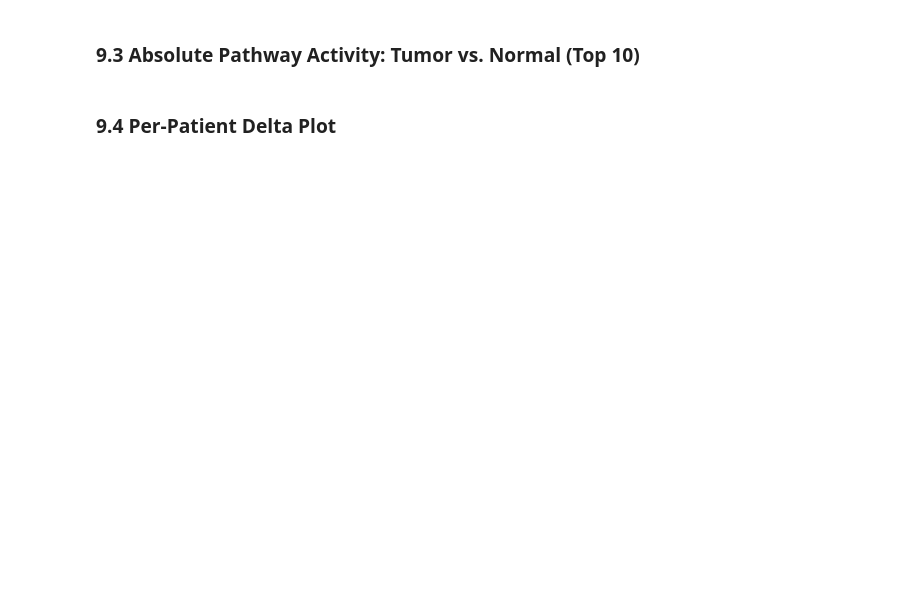
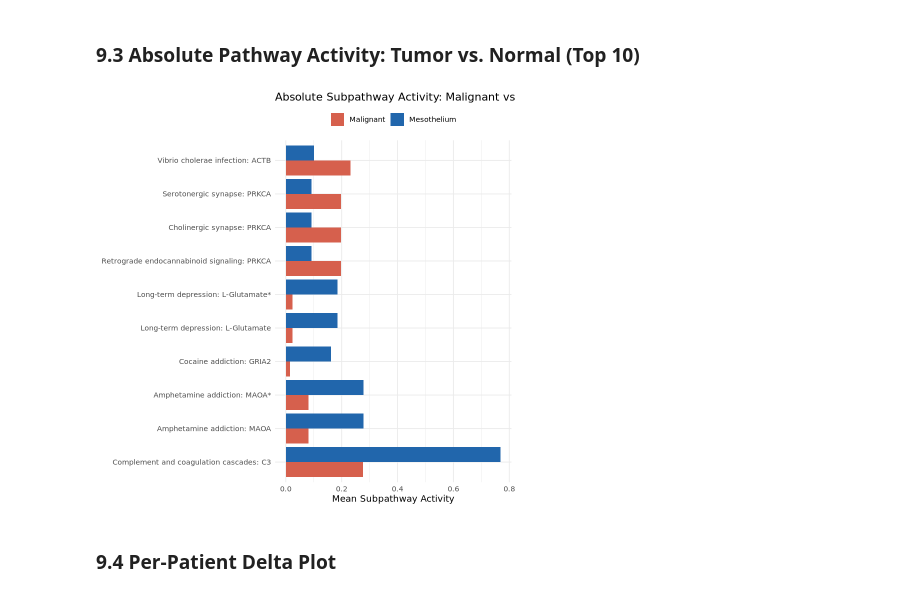
Before and after one commit to BennetDub/mein-r-projekt, a Jupyter notebook: Hipathia withou PB.ipynb, the cells around one changed output. Saved outputs shown, nothing was run; the diff lists cells and outputs as text; code cells hidden in the pictures; blank space fills up the shorter version.

Commit message:
Pathway analysis changes

```diff
--- a/Hipathia withou PB.ipynb
+++ b/Hipathia withou PB.ipynb
@@ -1530,45 +1657,51 @@ ggplot(bar_data, aes(x = pathway, y = value, fill = fill_color)) +
 # %% [markdown]
 ### 9.3 Absolute Pathway Activity: Tumor vs. Normal (Top 10)
 # %%
-top10 <- head(pathway_summary[order(abs(pathway_summary$combined_effect),
-                                     decreasing = TRUE), ], 10)
+# Top subpathways from consensus_compact
+top10_sub <- head(consensus_compact[order(abs(consensus_compact$combined_effect),
+                                           decreasing = TRUE), ], 10)
 
-pathway_ids_top10 <- top10$pathway_id
+sub_ids_top10 <- top10_sub$subpathway
 
-# Mean activity per pathway and sample
-act_pw <- do.call(rbind, lapply(pathway_ids_top10, function(pid) {
-  sub_ids <- rownames(pm_pg)[grepl(pid, rownames(pm_pg))]
-  colMeans(pm_pg[sub_ids, , drop = FALSE], na.rm = TRUE)
+# Mean activity per subpathway and group
+act_sub <- do.call(rbind, lapply(sub_ids_top10, function(sid) {
+  mal_cols  <- paste0(paired_patients, "_", group2_name)
+  meso_cols <- paste0(paired_patients, "_", group1_name)
+  c(
+    Malignant   = mean(pm_pg[sid, mal_cols],  na.rm = TRUE),
+    Mesothelium = mean(pm_pg[sid, meso_cols], na.rm = TRUE)
+  )
 }))
-rownames(act_pw) <- top10$pathway_label
+rownames(act_sub) <- top10_sub$subpathway_label
 
 # Long format
-act_df <- as.data.frame(act_pw)
-act_df$pathway <- rownames(act_pw)
+act_df <- as.data.frame(act_sub)
+act_df$subpathway <- rownames(act_sub)
 act_long <- tidyr::pivot_longer(act_df,
-                                cols = -pathway,
-                                names_to = "sample",
-                                values_to = "activity")
+                                 cols = c("Malignant", "Mesothelium"),
+                                 names_to = "group",
+                                 values_to = "activity")
 
-# Group label
-act_long$group <- ifelse(grepl(group2_name, act_long$sample),
-                         "Malignant", "Mesothelium")
-# Sortierung nach combined_effect
-act_long$pathway <- factor(act_long$pathway,
-                           levels = top10$pathway_label[order(top10$combined_effect)])
+# Factor order by combined_effect
+act_long$subpathway <- factor(act_long$subpathway,
+                               levels = top10_sub$subpathway_label[
+                                 order(top10_sub$combined_effect)])
 
-ggplot(act_long, aes(x = pathway, y = activity, fill = group)) +
+ggplot(act_long, aes(x = subpathway, y = activity, fill = group)) +
   geom_bar(stat = "identity", position = "dodge") +
-  scale_fill_manual(values = c("Mesothelium" = "#2166ac", "Malignant" = "#d6604d")) +
+  scale_fill_manual(values = c("Mesothelium" = "#2166ac",
+                                "Malignant"   = "#d6604d")) +
   coord_flip() +
   labs(
-    title = "Absolute Pathway Activity: Malignant vs. Mesothelium",
+    title = "Absolute Subpathway Activity: Malignant vs. Mesothelium",
     x = NULL,
     y = "Mean Subpathway Activity",
     fill = NULL
   ) +
   theme_minimal(base_size = 11) +
   theme(legend.position = "top")
+# %% [output]
+[figure, added]
 # %% [markdown]
 ### 9.4 Per-Patient Delta Plot
 # %%
```
Also changed, not shown: parts of 38 cells of this notebook.
